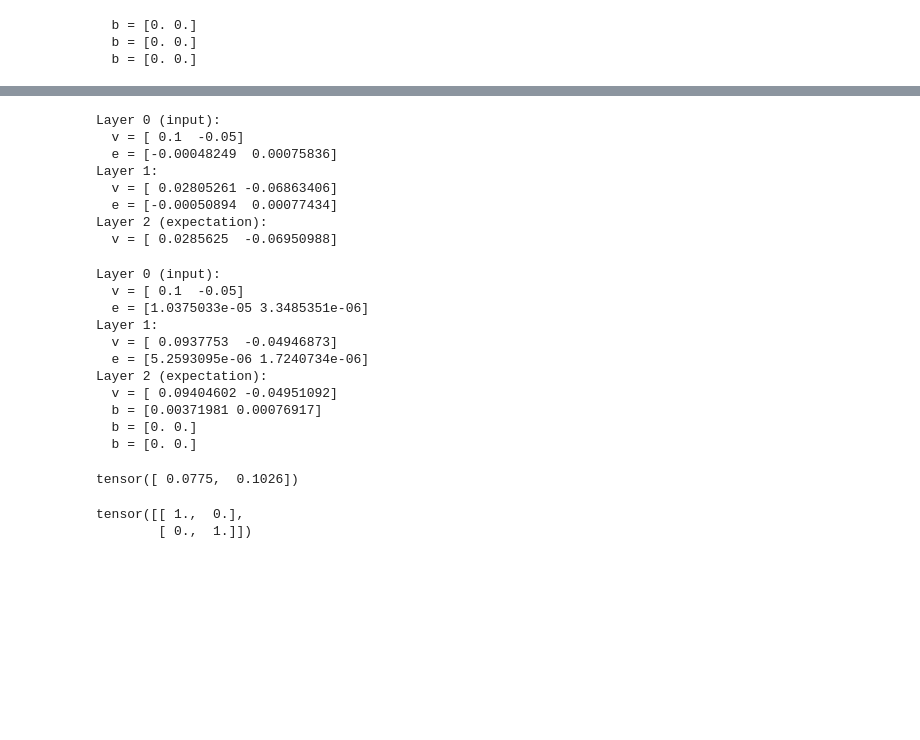
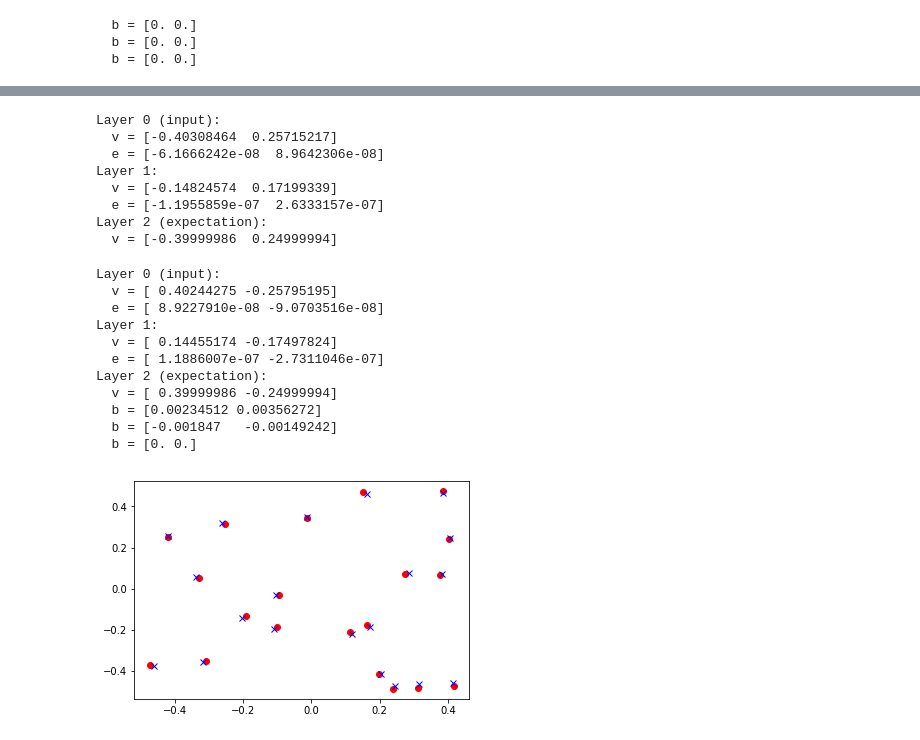
Before and after one commit to jorchard/peBogacz, a Jupyter notebook: python/runme1.ipynb, the cells around one changed output, grey strips where cells are left out. Saved outputs shown, nothing was run; the diff lists cells and outputs as text; code cells hidden in the pictures; blank space fills up the shorter version.

```diff
--- a/python/runme1.ipynb
+++ b/python/runme1.ipynb
@@ -143,0 +145,11 @@ net.ShowWeights()
+# %%
+net.learn = False
+net.learn_weights = False
+net.learn_biases = False
+# %%
+v_sample = [0.04, -0.3]
+net.SetInput(v_sample)
+net.SetExpectation(v_sample)
+net.layers[0].beta = 1.
+net.layers[-1].beta = 1.
+net.ShowState()
@@ -144,38 +181,52 @@ net.ShowWeights()
 # %%
-net.SetInput([0.1, -0.05])
+v_sample = [0.4, -0.25]
+net.SetInput(v_sample)
+net.SetExpectation(v_sample)
+net.layers[0].beta = 0.
 net.layers[-1].beta = 0.
 net.ShowState()
 # %% [output]
 Layer 0 (input):
-  v = [ 0.1  -0.05]
-  e = [-0.00048249  0.00075836]
+  v = [-0.40308464  0.25715217]
+  e = [-6.1666242e-08  8.9642306e-08]
 Layer 1:
-  v = [ 0.02805261 -0.06863406]
-  e = [-0.00050894  0.00077434]
+  v = [-0.14824574  0.17199339]
+  e = [-1.1955859e-07  2.6333157e-07]
 Layer 2 (expectation):
-  v = [ 0.0285625  -0.06950988]
+  v = [-0.39999986  0.24999994]
 # %%
-net.Run(2., dt=0.001)
+net.Run(10., dt=0.01)
 net.ShowState()
 net.ShowBias()
 # %% [output]
 Layer 0 (input):
-  v = [ 0.1  -0.05]
-  e = [1.0375033e-05 3.3485351e-06]
+  v = [ 0.40244275 -0.25795195]
+  e = [ 8.9227910e-08 -9.0703516e-08]
 Layer 1:
-  v = [ 0.0937753  -0.04946873]
-  e = [5.2593095e-06 1.7240734e-06]
+  v = [ 0.14455174 -0.17497824]
+  e = [ 1.1886007e-07 -2.7311046e-07]
 Layer 2 (expectation):
-  v = [ 0.09404602 -0.04951092]
-  b = [0.00371981 0.00076917]
+  v = [ 0.39999986 -0.24999994]
+  b = [0.00234512 0.00356272]
+  b = [-0.001847   -0.00149242]
   b = [0. 0.]
-  b = [0. 0.]
-# %%
-net.M[-1]@Layer.tanh(net.layers[-1].v) + net.layers[-2].b
-# %% [output]
-tensor([ 0.0775,  0.1026])
-# %%
-net.M[-1]
-# %% [output]
-tensor([[ 1.,  0.],
-        [ 0.,  1.]])
+# %%
+# Test the feedback (generative) performance
+net.layers[0].beta = 0.
+net.layers[-1].beta = 0.
+n_trials = 20
+x_true = []
+x_est = []
+for trial in range(n_trials):
+    v_sample = RandomSample()
+    x_true.append(np.array(v_sample))
+    net.SetInput(v_sample)
+    net.SetExpectation(v_sample)
+    net.Run(10., dt=0.01)
+    x_est.append(np.array(net.layers[0].v))
+x_true = np.array(x_true)
+x_est = np.array(x_est)
+# %%
+plt.plot(x_true[:,0], x_true[:,1], 'ro', x_est[:,0], x_est[:,1], 'bx');
+# %% [output]
+[figure, added]
```
Also changed, not shown: parts of 12 cells of this notebook, 2 other files.
